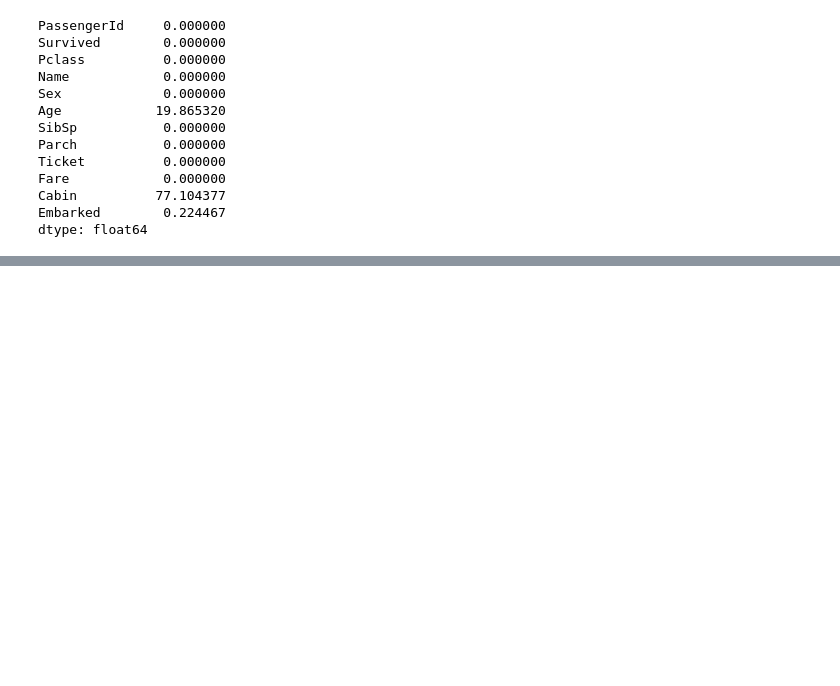
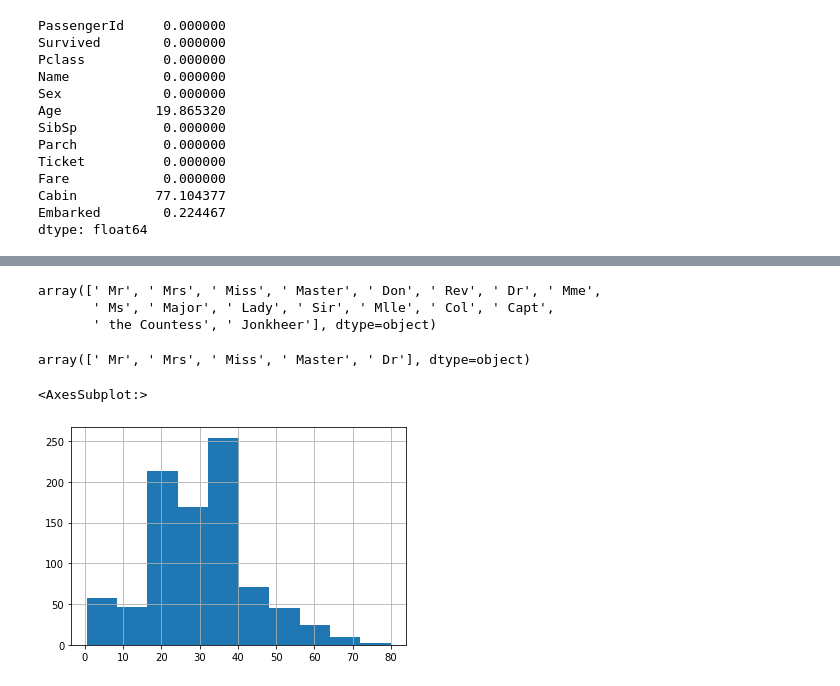
Before and after one commit to rebyates/shap_titanic, a Jupyter notebook: 01_Load_inspect_clean_data.ipynb, the cells around one changed output, grey strips where cells are left out. Saved outputs shown, nothing was run; the diff lists cells and outputs as text; code cells hidden in the pictures; blank space fills up the shorter version.

```diff
--- a/01_Load_inspect_clean_data.ipynb
+++ b/01_Load_inspect_clean_data.ipynb
@@ -127,0 +218,3 @@ titanic_df.head()
+# %%
+titanic_df['Title'] =  [re.split('\s', str(x))[1] for x in titanic_df['Name']]
+titanic_df.head()
@@ -127,0 +252,3 @@ titanic_df.head()
+# %%
+titanic_df['Title'] = [re.split('(?<=\,)(.*?)(?=\.)', str(x))[1] for x in titanic_df['Name']]
+titanic_df.head()
@@ -127,0 +262,10 @@ titanic_df.head()
+# %%
+titanic_df['Title'].unique() # Much better
+# %% [output]
+array([' Mr', ' Mrs', ' Miss', ' Master', ' Don', ' Rev', ' Dr', ' Mme',
+       ' Ms', ' Major', ' Lady', ' Sir', ' Mlle', ' Col', ' Capt',
+       ' the Countess', ' Jonkheer'], dtype=object)
+# %%
+titanic_df[titanic_df['Age'].isnull()]['Title'].unique()
+# %% [output]
+array([' Mr', ' Mrs', ' Miss', ' Master', ' Dr'], dtype=object)
@@ -127,0 +277,11 @@ titanic_df.head()
+# %%
+avg_age_by_title = pd.DataFrame(titanic_df[['Title','Age']].groupby(['Title']).mean())
+avg_age_by_title = avg_age_by_title.rename(columns={"Age": "imputed_age"})
+
+titanic_df = titanic_df.merge(avg_age_by_title, how='left', on='Title')
+titanic_df['Age'] = np.where(titanic_df['Age'].isnull(), titanic_df['imputed_age'], titanic_df['Age'])
+# %%
+titanic_df['Age'].hist()
+# %% [output]
+<AxesSubplot:>
+[figure, added]
```
Also changed, not shown: parts of 25 cells of this notebook.
